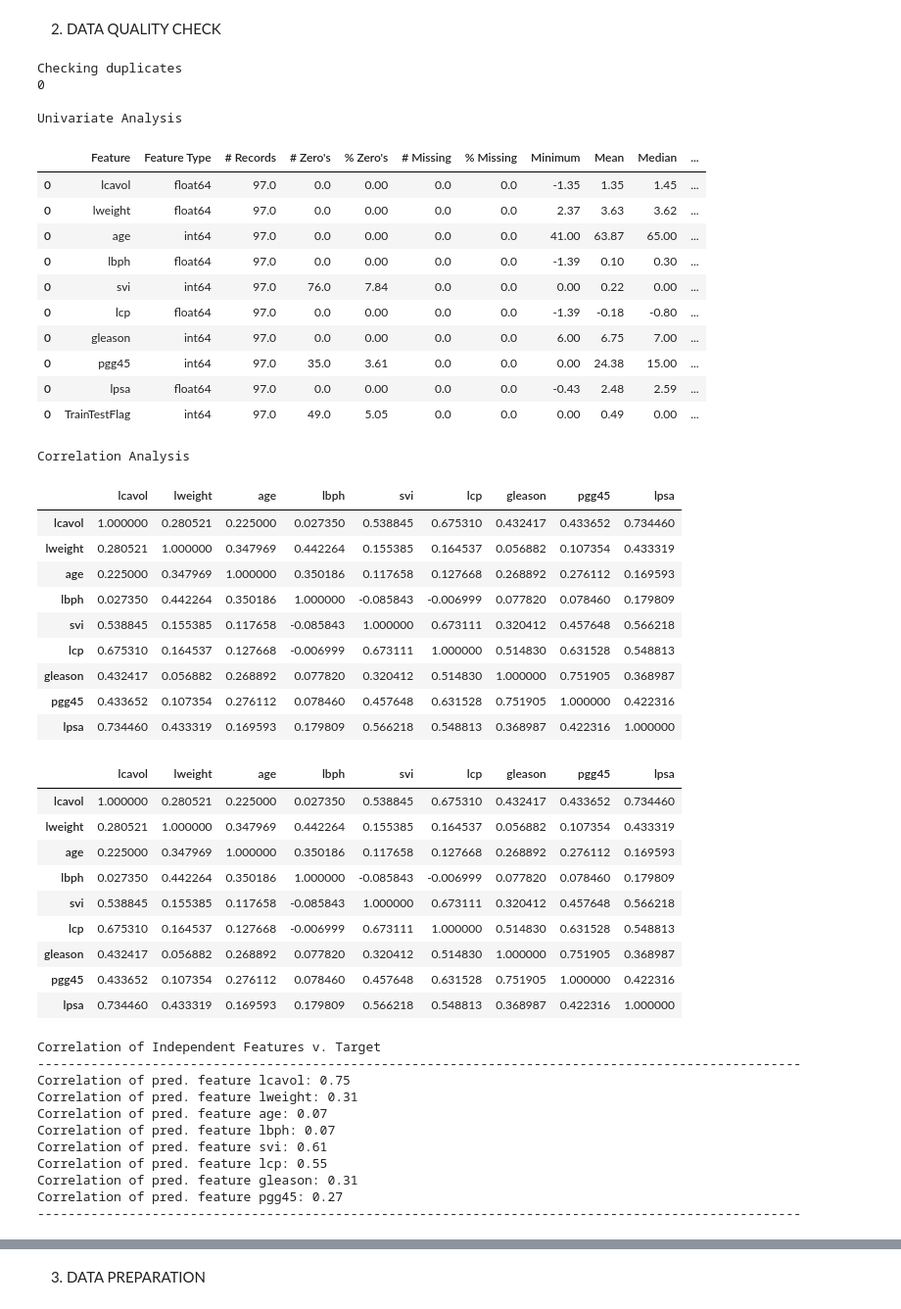
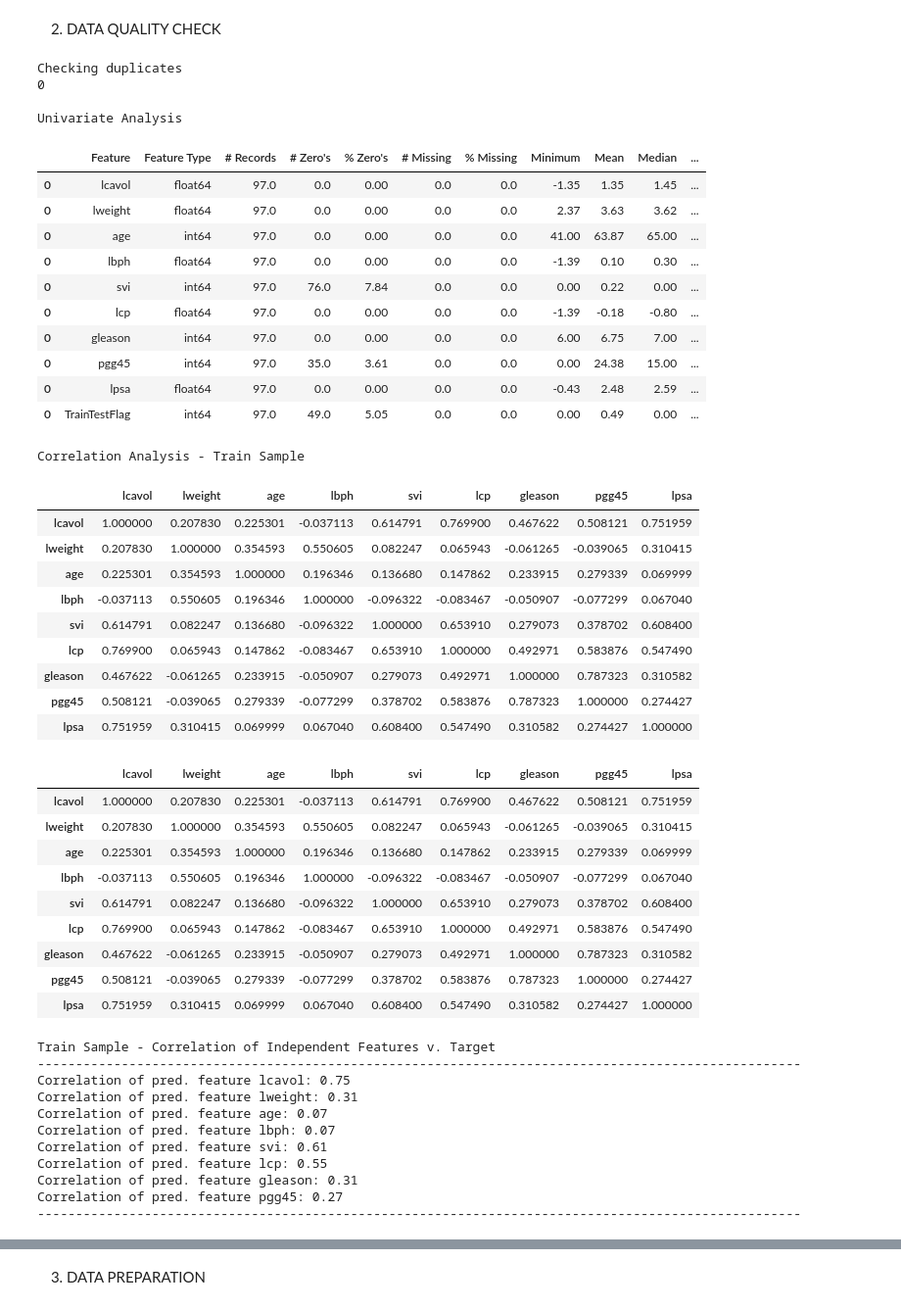
Before and after one commit to GPUK79/data-science-portfolio, a Jupyter notebook: o1_LinearRegression.ipynb, the cells around one changed output, grey strips where cells are left out. Shown: that part at 98% size. Cells and saved outputs as stored; diff of their text form; code cells hidden in the pictures.

```diff
--- a/o1_LinearRegression.ipynb
+++ b/o1_LinearRegression.ipynb
@@ -172,18 +172,19 @@ ax.set_title('Distribution of lpsa in $log$ scale',fontsize = 10)
 ax.set_xscale('log');
 print("")
 
+# Split Train vs Test -> 50% vs 50%
+train = df.loc[df['TrainTestFlag'] == 1]
+test = df.loc[df['TrainTestFlag'] == 0]
+
 # Correlation
 print("")
-print("Correlation Analysis")
-ds = df.drop(columns=['TrainTestFlag'], axis=1)
+print("Correlation Analysis - Train Sample")
+ds = train.drop(columns=['TrainTestFlag'], axis=1)
 corr = ds.corr()
 display(corr)
 display(corr.style.background_gradient(cmap='coolwarm'))
 print("")
 
-# Split Train vs Test -> 50% vs 50%
-train = df.loc[df['TrainTestFlag'] == 1]
-test = df.loc[df['TrainTestFlag'] == 0]
 
 chars = list(df.columns)
 chars.remove("TrainTestFlag")
@@ -225,60 +226,60 @@ for z in range(len(chars)):
     ax1.set_ylabel("lpsa", fontsize = 10)
 
 print("")
-print("Correlation of Independent Features v. Target")
+print("Train Sample - Correlation of Independent Features v. Target")
 print("-"*100)
 for z in range(len(chars)):
     print("Correlation of pred. feature "+chars[z]+": "+str(round(train[chars[z]].corr(train['lpsa']),2)))
 print("-"*100)
 
 # # Violin plot of chars vs. lpsa
 # f = plt.figure(figsize=(14,6))
 # ax = f.add_subplot(121)
 # sns.violinplot(x=chars[z], y='lpsa',data=train,palette='Wistia',ax=ax)
 # ax.set_title('Train Sample - Violin plot of '+ chars[z]+' vs lpsa')
 
 # f = plt.figure(figsize=(14,6))
 # ax = f.add_subplot(121)
 # sns.violinplot(x=chars[z], y='lpsa',data=test,palette='Wistia',ax=ax)
 # ax.set_title('Test Sample - Violin plot of '+ chars[z]+' vs lpsa')
 # %% [output]
 Checking duplicates
 0
 
 Univariate Analysis
 |  | Feature | Feature Type | # Records | # Zero's | % Zero's | # Missing | % Missing | Minimum | Mean | Median | ... |
 | 0 | lcavol | float64 | 97.0 | 0.0 | 0.00 | 0.0 | 0.0 | -1.35 | 1.35 | 1.45 | ... |
 | 0 | lweight | float64 | 97.0 | 0.0 | 0.00 | 0.0 | 0.0 | 2.37 | 3.63 | 3.62 | ... |
 | 0 | age | int64 | 97.0 | 0.0 | 0.00 | 0.0 | 0.0 | 41.00 | 63.87 | 65.00 | ... |
 | 0 | lbph | float64 | 97.0 | 0.0 | 0.00 | 0.0 | 0.0 | -1.39 | 0.10 | 0.30 | ... |
 | 0 | svi | int64 | 97.0 | 76.0 | 7.84 | 0.0 | 0.0 | 0.00 | 0.22 | 0.00 | ... |
 | 0 | lcp | float64 | 97.0 | 0.0 | 0.00 | 0.0 | 0.0 | -1.39 | -0.18 | -0.80 | ... |
 | 0 | gleason | int64 | 97.0 | 0.0 | 0.00 | 0.0 | 0.0 | 6.00 | 6.75 | 7.00 | ... |
 | 0 | pgg45 | int64 | 97.0 | 35.0 | 3.61 | 0.0 | 0.0 | 0.00 | 24.38 | 15.00 | ... |
 | 0 | lpsa | float64 | 97.0 | 0.0 | 0.00 | 0.0 | 0.0 | -0.43 | 2.48 | 2.59 | ... |
 | 0 | TrainTestFlag | int64 | 97.0 | 49.0 | 5.05 | 0.0 | 0.0 | 0.00 | 0.49 | 0.00 | ... |
-Correlation Analysis
+Correlation Analysis - Train Sample
 |  | lcavol | lweight | age | lbph | svi | lcp | gleason | pgg45 | lpsa |
-| lcavol | 1.000000 | 0.280521 | 0.225000 | 0.027350 | 0.538845 | 0.675310 | 0.432417 | 0.433652 | 0.734460 |
-| lweight | 0.280521 | 1.000000 | 0.347969 | 0.442264 | 0.155385 | 0.164537 | 0.056882 | 0.107354 | 0.433319 |
-| age | 0.225000 | 0.347969 | 1.000000 | 0.350186 | 0.117658 | 0.127668 | 0.268892 | 0.276112 | 0.169593 |
-| lbph | 0.027350 | 0.442264 | 0.350186 | 1.000000 | -0.085843 | -0.006999 | 0.077820 | 0.078460 | 0.179809 |
-| svi | 0.538845 | 0.155385 | 0.117658 | -0.085843 | 1.000000 | 0.673111 | 0.320412 | 0.457648 | 0.566218 |
-| lcp | 0.675310 | 0.164537 | 0.127668 | -0.006999 | 0.673111 | 1.000000 | 0.514830 | 0.631528 | 0.548813 |
-| gleason | 0.432417 | 0.056882 | 0.268892 | 0.077820 | 0.320412 | 0.514830 | 1.000000 | 0.751905 | 0.368987 |
-| pgg45 | 0.433652 | 0.107354 | 0.276112 | 0.078460 | 0.457648 | 0.631528 | 0.751905 | 1.000000 | 0.422316 |
-| lpsa | 0.734460 | 0.433319 | 0.169593 | 0.179809 | 0.566218 | 0.548813 | 0.368987 | 0.422316 | 1.000000 |
+| lcavol | 1.000000 | 0.207830 | 0.225301 | -0.037113 | 0.614791 | 0.769900 | 0.467622 | 0.508121 | 0.751959 |
+| lweight | 0.207830 | 1.000000 | 0.354593 | 0.550605 | 0.082247 | 0.065943 | -0.061265 | -0.039065 | 0.310415 |
+| age | 0.225301 | 0.354593 | 1.000000 | 0.196346 | 0.136680 | 0.147862 | 0.233915 | 0.279339 | 0.069999 |
+| lbph | -0.037113 | 0.550605 | 0.196346 | 1.000000 | -0.096322 | -0.083467 | -0.050907 | -0.077299 | 0.067040 |
+| svi | 0.614791 | 0.082247 | 0.136680 | -0.096322 | 1.000000 | 0.653910 | 0.279073 | 0.378702 | 0.608400 |
+| lcp | 0.769900 | 0.065943 | 0.147862 | -0.083467 | 0.653910 | 1.000000 | 0.492971 | 0.583876 | 0.547490 |
+| gleason | 0.467622 | -0.061265 | 0.233915 | -0.050907 | 0.279073 | 0.492971 | 1.000000 | 0.787323 | 0.310582 |
+| pgg45 | 0.508121 | -0.039065 | 0.279339 | -0.077299 | 0.378702 | 0.583876 | 0.787323 | 1.000000 | 0.274427 |
+| lpsa | 0.751959 | 0.310415 | 0.069999 | 0.067040 | 0.608400 | 0.547490 | 0.310582 | 0.274427 | 1.000000 |
 |  | lcavol | lweight | age | lbph | svi | lcp | gleason | pgg45 | lpsa |
-| lcavol | 1.000000 | 0.280521 | 0.225000 | 0.027350 | 0.538845 | 0.675310 | 0.432417 | 0.433652 | 0.734460 |
-| lweight | 0.280521 | 1.000000 | 0.347969 | 0.442264 | 0.155385 | 0.164537 | 0.056882 | 0.107354 | 0.433319 |
-| age | 0.225000 | 0.347969 | 1.000000 | 0.350186 | 0.117658 | 0.127668 | 0.268892 | 0.276112 | 0.169593 |
-| lbph | 0.027350 | 0.442264 | 0.350186 | 1.000000 | -0.085843 | -0.006999 | 0.077820 | 0.078460 | 0.179809 |
-| svi | 0.538845 | 0.155385 | 0.117658 | -0.085843 | 1.000000 | 0.673111 | 0.320412 | 0.457648 | 0.566218 |
-| lcp | 0.675310 | 0.164537 | 0.127668 | -0.006999 | 0.673111 | 1.000000 | 0.514830 | 0.631528 | 0.548813 |
-| gleason | 0.432417 | 0.056882 | 0.268892 | 0.077820 | 0.320412 | 0.514830 | 1.000000 | 0.751905 | 0.368987 |
-| pgg45 | 0.433652 | 0.107354 | 0.276112 | 0.078460 | 0.457648 | 0.631528 | 0.751905 | 1.000000 | 0.422316 |
-| lpsa | 0.734460 | 0.433319 | 0.169593 | 0.179809 | 0.566218 | 0.548813 | 0.368987 | 0.422316 | 1.000000 |
+| lcavol | 1.000000 | 0.207830 | 0.225301 | -0.037113 | 0.614791 | 0.769900 | 0.467622 | 0.508121 | 0.751959 |
+| lweight | 0.207830 | 1.000000 | 0.354593 | 0.550605 | 0.082247 | 0.065943 | -0.061265 | -0.039065 | 0.310415 |
+| age | 0.225301 | 0.354593 | 1.000000 | 0.196346 | 0.136680 | 0.147862 | 0.233915 | 0.279339 | 0.069999 |
+| lbph | -0.037113 | 0.550605 | 0.196346 | 1.000000 | -0.096322 | -0.083467 | -0.050907 | -0.077299 | 0.067040 |
+| svi | 0.614791 | 0.082247 | 0.136680 | -0.096322 | 1.000000 | 0.653910 | 0.279073 | 0.378702 | 0.608400 |
+| lcp | 0.769900 | 0.065943 | 0.147862 | -0.083467 | 0.653910 | 1.000000 | 0.492971 | 0.583876 | 0.547490 |
+| gleason | 0.467622 | -0.061265 | 0.233915 | -0.050907 | 0.279073 | 0.492971 | 1.000000 | 0.787323 | 0.310582 |
+| pgg45 | 0.508121 | -0.039065 | 0.279339 | -0.077299 | 0.378702 | 0.583876 | 0.787323 | 1.000000 | 0.274427 |
+| lpsa | 0.751959 | 0.310415 | 0.069999 | 0.067040 | 0.608400 | 0.547490 | 0.310582 | 0.274427 | 1.000000 |
-Correlation of Independent Features v. Target
+Train Sample - Correlation of Independent Features v. Target
 ----------------------------------------------------------------------------------------------------
 Correlation of pred. feature lcavol: 0.75
 Correlation of pred. feature lweight: 0.31
```
Also changed, not shown: parts of 1 cell of this notebook, 1 other file.
